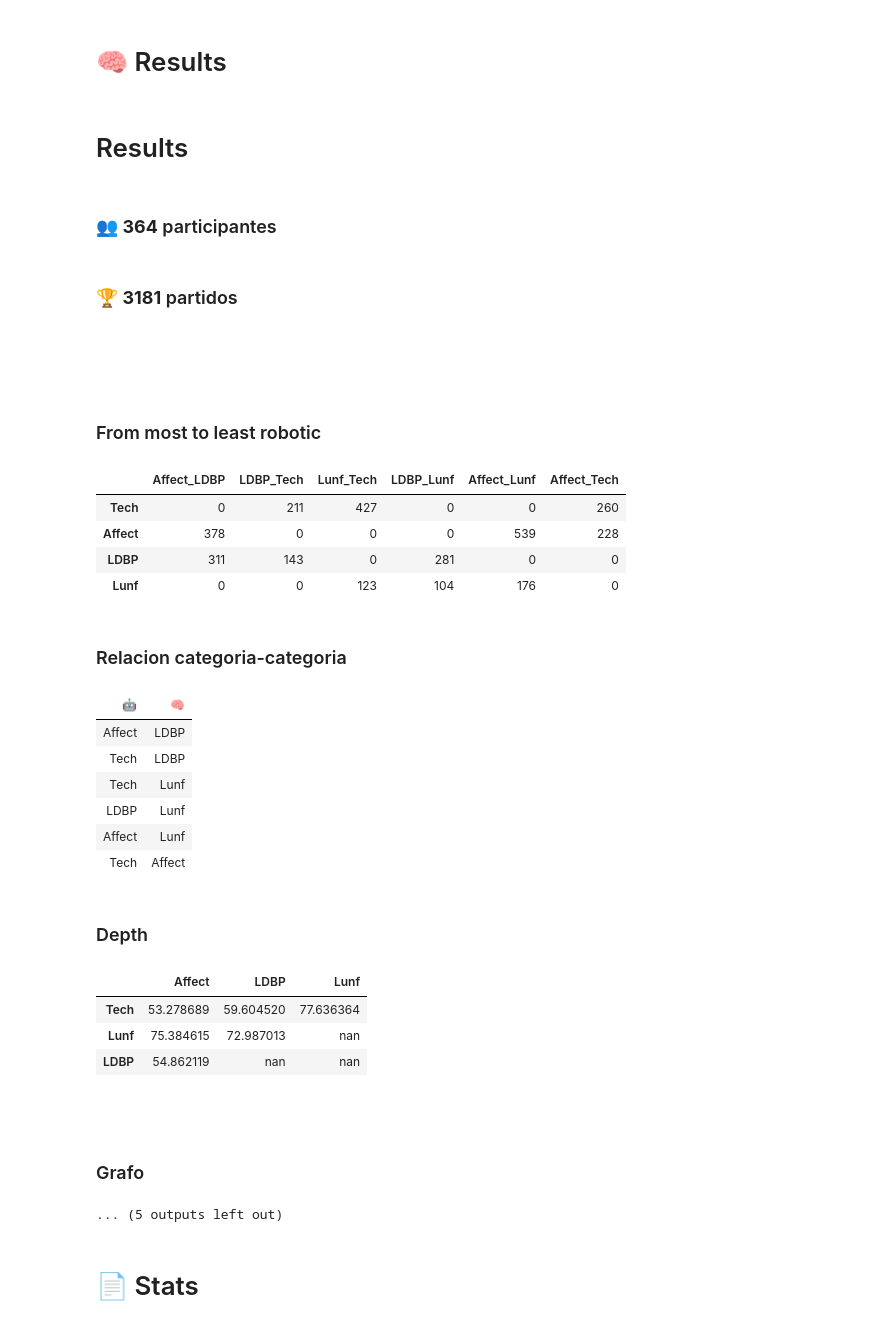
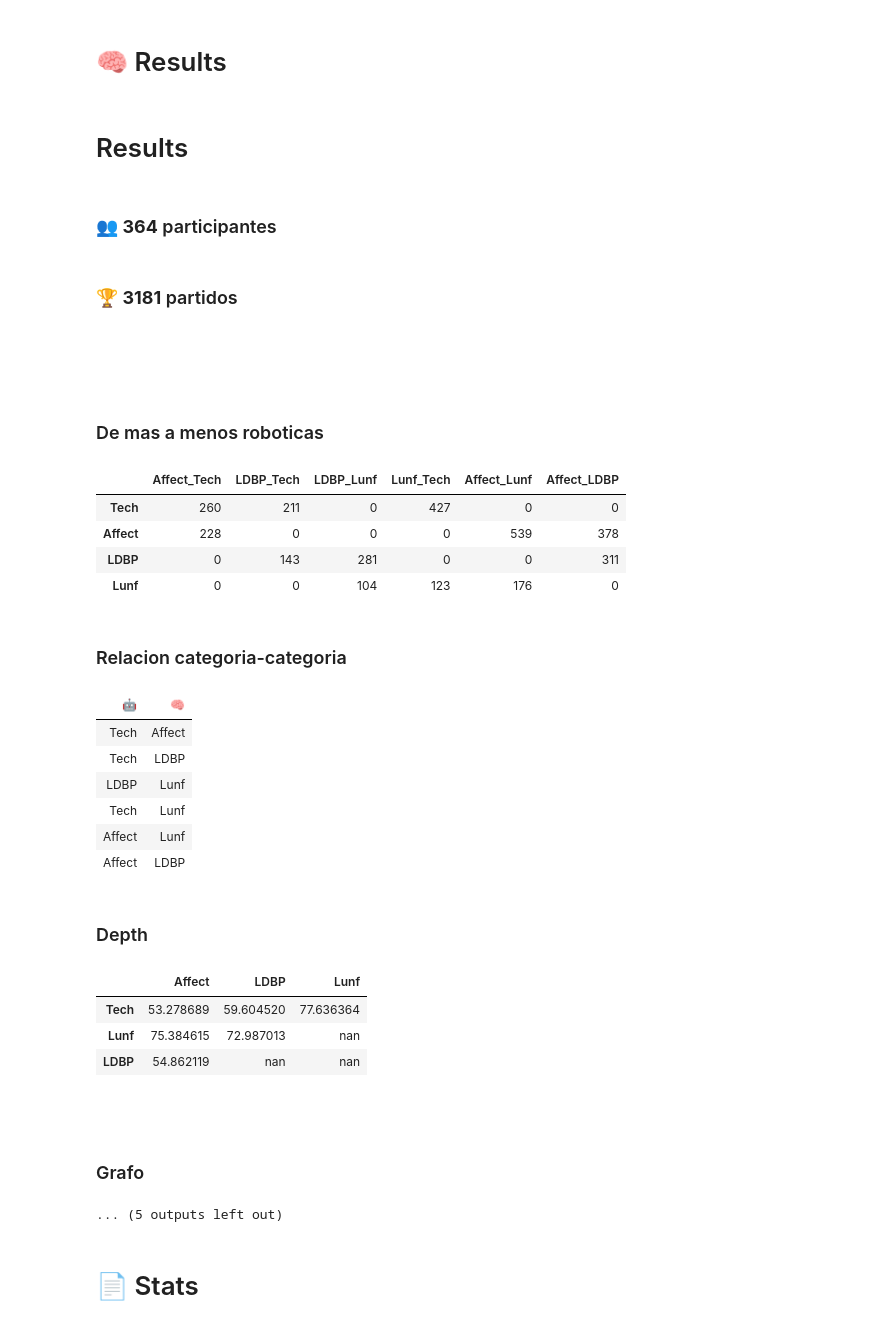
Before and after one commit to IgnacioPardo/DavidBlade, a Jupyter notebook: David_Blade.ipynb, the cells around one changed output. Drawn from its saved outputs; the diff is of its cells as text; code cells hidden in the pictures.

```diff
--- a/David_Blade.ipynb
+++ b/David_Blade.ipynb
@@ -87,7 +87,10 @@ combinations = arr.tolist()
 
 # Permutaciones
 # Las combinaciones se convierten a string de la forma "cat1_cat2" para ser usadas como key en el diccionario unit. Los valores son set {cat1, cat2}
-unit = {"_".join(sorted([relations[w] for w in pair])+sorted(pair)): set(pair) for pair in combinations}
+unit = {
+    "_".join(sorted([relations[w] for w in pair]) + sorted(pair)): set(pair)
+    for pair in combinations
+}
 
 # Para aprovechar distinto los valores obtenidos.
 # perm = {"_".join(sorted(pair)): {ws[1]: ws[0] for ws in [(w, relations[w]) for w in pair]} for pair in combinations}
@@ -202,12 +220,19 @@ control = control.replace(to_replace=2, value=1)
 # Llamamos torneo a todos los posibles partidos jugados entre 2 categorias.
 # Cada set de Matches es un set del estilo {cat1, cat2} para todas las combinaciones cat1-cat2 entre el total de categorias.
 
-matches = {frozenset(sorted(list(t))) for t in list(itertools.permutations(words.keys(), 2))}
+matches = {
+    frozenset(sorted(list(t))) for t in list(itertools.permutations(words.keys(), 2))
+}
 
 # Tournament es un diccionario de la forma key partido, y su valor es un diccionario conteniendo equipo -> partidos ganados contra el otro equipo.
 # Ejemplo {'Affect_LDBP': {'Affect': 10, 'LDBP': 5}
 
-tournament = {sorted(list(match))[0]+"_"+sorted(list(match))[1] : {list(match)[0] : 0, list(match)[1] : 0 } for match in matches}
+tournament = {
+    sorted(list(match))[0]
+    + "_"
+    + sorted(list(match))[1]: {list(match)[0]: 0, list(match)[1]: 0}
+    for match in matches
+}
 # %%
 for_stats = {"Participante": [], "OpcionA": [], "OpcionB": [], "Respuesta": []}
 # %%
@@ -334,7 +359,7 @@ for i, n in enumerate(order):
 # %%
 display(Markdown("# Results"))
 
-qP = max(for_stats["Participante"])+1
+qP = max(for_stats["Participante"]) + 1
 qR = sum([sum(list(ordered_tournament[s])) for s in ordered_tournament][:-1])
 
 display(Markdown("### 👥 **" + str(qP) + "** participantes"))
@@ -343,66 +368,77 @@ display(Markdown("### 🏆 **" + str(qR) + "** partidos"))
 
 display(Markdown("<br><br>"))
 
-display(Markdown("### From most to least robotic"))
-display(ordered_tournament.sort_values(by=['pos'], ascending=False).drop('pos', axis=1))
+display(Markdown("### De mas a menos roboticas"))
+display(ordered_tournament.sort_values(by=["pos"], ascending=False).drop("pos", axis=1))
 
 display(Markdown("### Relacion categoria-categoria"))
 
-names = {
-    0: "🤖",
-    1: "🧠"
-}
+names = {0: "🤖", 1: "🧠"}
 
-display(HTML(pd.DataFrame([[labels[i], labels[j]] for i,j in graph_relations]).rename(columns=names).to_html(index=False)))
+display(
+    HTML(
+        pd.DataFrame([[labels[i], labels[j]] for i, j in graph_relations])
+        .rename(columns=names)
+        .to_html(index=False)
+    )
+)
 
 display(Markdown("### Depth"))
 
-display(conf.iloc[::-1].drop('Tech', axis=1).drop('Affect', axis=0).style.background_gradient(cmap='Wistia', axis=None))
+display(
+    conf.iloc[::-1]
+    .drop("Tech", axis=1)
+    .drop("Affect", axis=0)
+    .style.background_gradient(cmap="Wistia", axis=None)
+)
 
 display(Markdown("<br>"))
 
 display(Markdown("### Grafo"))
 nx.draw_networkx(G, l_pos, **options)
 
 ax = plt.gca()
 ax.margins(0.20)
 plt.axis("off")
 # plt.rcParams["figure.figsize"] = (6.4, 4.8)
 plt.show()
 
 
 display(Markdown("<br><br>"))
 
 display(Markdown("### Categorias"))
 
 
 full = {
-    "Descripcion" : cat_descrip["Descripcion"],
-    "Palabras" : {cat:{"word_"+str(i):w for i, w in enumerate(cat_descrip["Palabras"][cat])} for cat in cat_descrip["Palabras"]}
+    "Descripcion": cat_descrip["Descripcion"],
+    "Palabras": {
+        cat: {"word_" + str(i): w for i, w in enumerate(cat_descrip["Palabras"][cat])}
+        for cat in cat_descrip["Palabras"]
+    },
 }
 
 display(pd.DataFrame(cat_descrip))
 
 display(Markdown("<br><br>"))
 # %% [output]
 # Results
 ### 👥 **364** participantes
 ### 🏆 **3181** partidos
 <br><br>
-### From most to least robotic
+### De mas a menos roboticas
-|  | Affect_LDBP | LDBP_Tech | Lunf_Tech | LDBP_Lunf | Affect_Lunf | Affect_Tech |
-| Tech | 0 | 211 | 427 | 0 | 0 | 260 |
-| Affect | 378 | 0 | 0 | 0 | 539 | 228 |
-| LDBP | 311 | 143 | 0 | 281 | 0 | 0 |
-| Lunf | 0 | 0 | 123 | 104 | 176 | 0 |
+|  | Affect_Tech | LDBP_Tech | LDBP_Lunf | Lunf_Tech | Affect_Lunf | Affect_LDBP |
+| Tech | 260 | 211 | 0 | 427 | 0 | 0 |
+| Affect | 228 | 0 | 0 | 0 | 539 | 378 |
+| LDBP | 0 | 143 | 281 | 0 | 0 | 311 |
+| Lunf | 0 | 0 | 104 | 123 | 176 | 0 |
 ### Relacion categoria-categoria
 | 🤖 | 🧠 |
+| Tech | Affect |
+| Tech | LDBP |
+| LDBP | Lunf |
+| Tech | Lunf |
+| Affect | Lunf |
 | Affect | LDBP |
-| Tech | LDBP |
-| Tech | Lunf |
-| LDBP | Lunf |
-| Affect | Lunf |
-| Tech | Affect |
 ### Depth
 |  | Affect | LDBP | Lunf |
 | Tech | 53.278689 | 59.604520 | 77.636364 |
```
Also changed, not shown: parts of 8 cells of this notebook.
